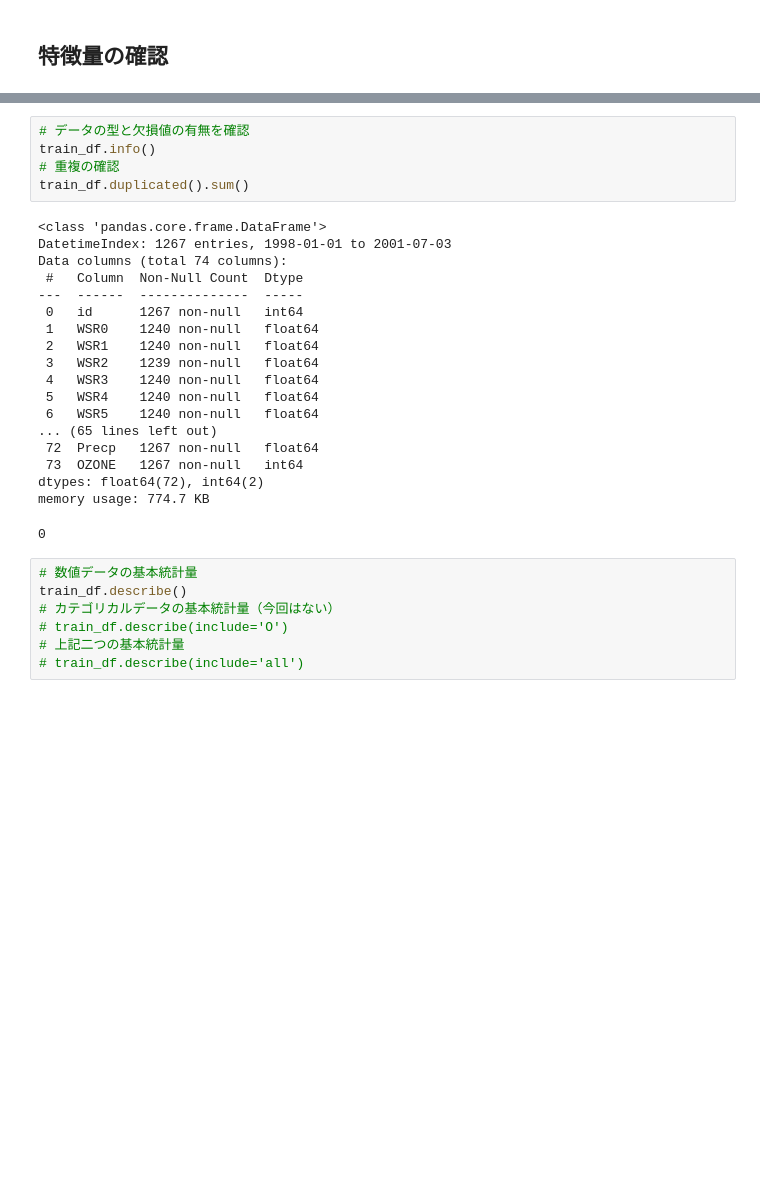
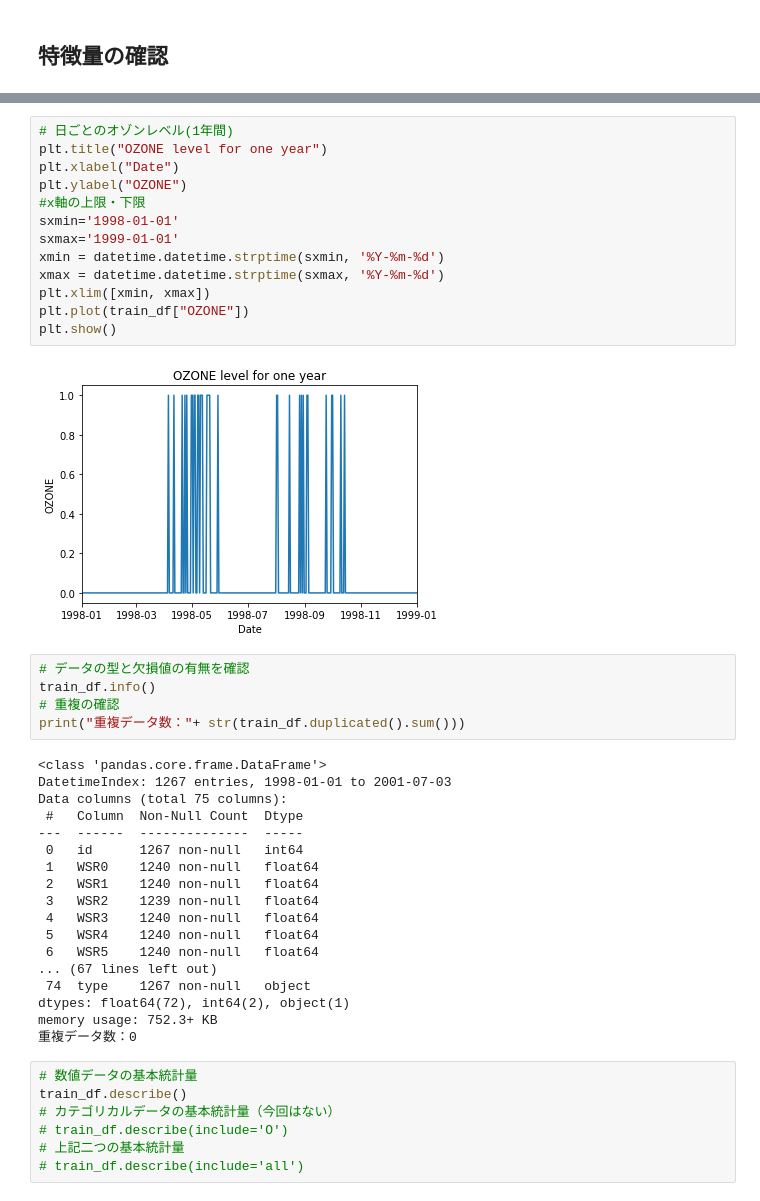
Before and after one commit to sakiiwaki/ozon, a Jupyter notebook: notebooks/ozon_1.ipynb, the cells around one changed output, grey strips where cells are left out. Drawn from its saved outputs; the diff is of its cells as text; blank space fills up the shorter version.

```diff
--- a/notebooks/ozon_1.ipynb
+++ b/notebooks/ozon_1.ipynb
@@ -71,12 +78,27 @@ plt.show()
+# %%
+# 日ごとのオゾンレベル(1年間)
+plt.title("OZONE level for one year")
+plt.xlabel("Date")
+plt.ylabel("OZONE")
+#x軸の上限・下限
+sxmin='1998-01-01'
+sxmax='1999-01-01'
+xmin = datetime.datetime.strptime(sxmin, '%Y-%m-%d')
+xmax = datetime.datetime.strptime(sxmax, '%Y-%m-%d')
+plt.xlim([xmin, xmax])
+plt.plot(train_df["OZONE"])
+plt.show()
+# %% [output]
+[figure, added]
 # %%
 # データの型と欠損値の有無を確認
 train_df.info()
 # 重複の確認
-train_df.duplicated().sum()
+print("重複データ数："+ str(train_df.duplicated().sum()))
 # %% [output]
 <class 'pandas.core.frame.DataFrame'>
 DatetimeIndex: 1267 entries, 1998-01-01 to 2001-07-03
-Data columns (total 74 columns):
+Data columns (total 75 columns):
  #   Column  Non-Null Count  Dtype
 ---  ------  --------------  -----
  0   id      1267 non-null   int64
@@ -86,12 +108,11 @@ Data columns (total 74 columns):
  4   WSR3    1240 non-null   float64
  5   WSR4    1240 non-null   float64
  6   WSR5    1240 non-null   float64
-... (65 lines left out)
- 72  Precp   1267 non-null   float64
- 73  OZONE   1267 non-null   int64
-dtypes: float64(72), int64(2)
-memory usage: 774.7 KB
+... (67 lines left out)
+ 74  type    1267 non-null   object
+dtypes: float64(72), int64(2), object(1)
+memory usage: 752.3+ KB
+重複データ数：0
-0
 # %%
 # 数値データの基本統計量
 train_df.describe()
```
Also changed, not shown: parts of 21 cells of this notebook, 1 other file.
